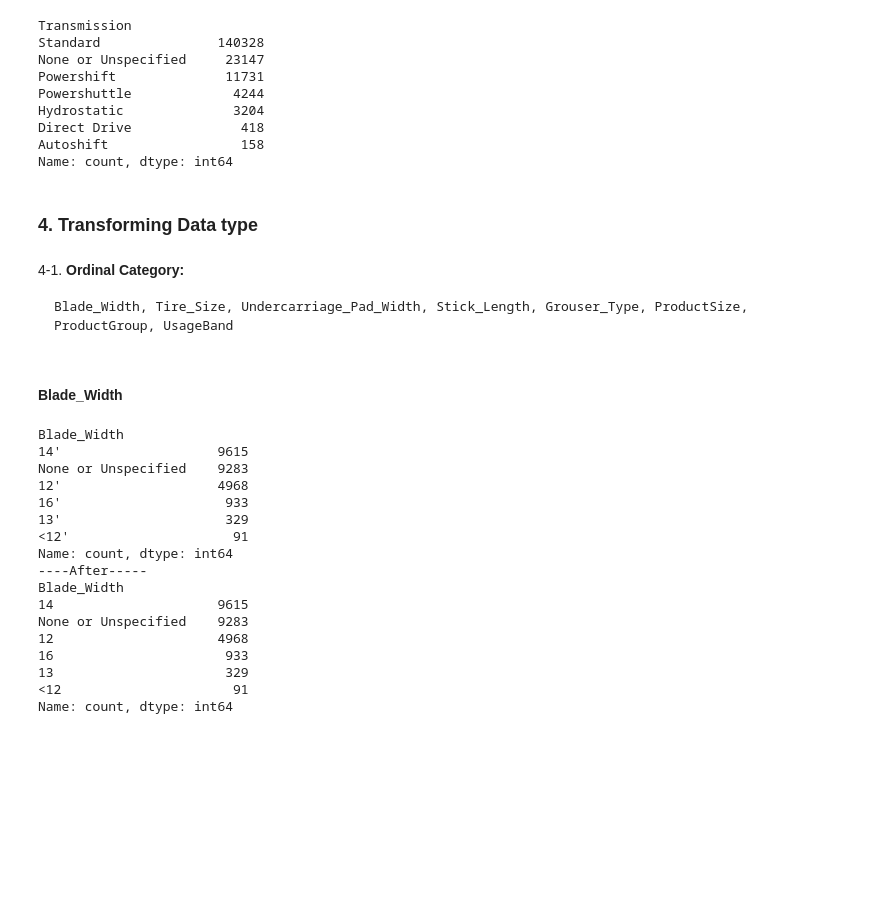
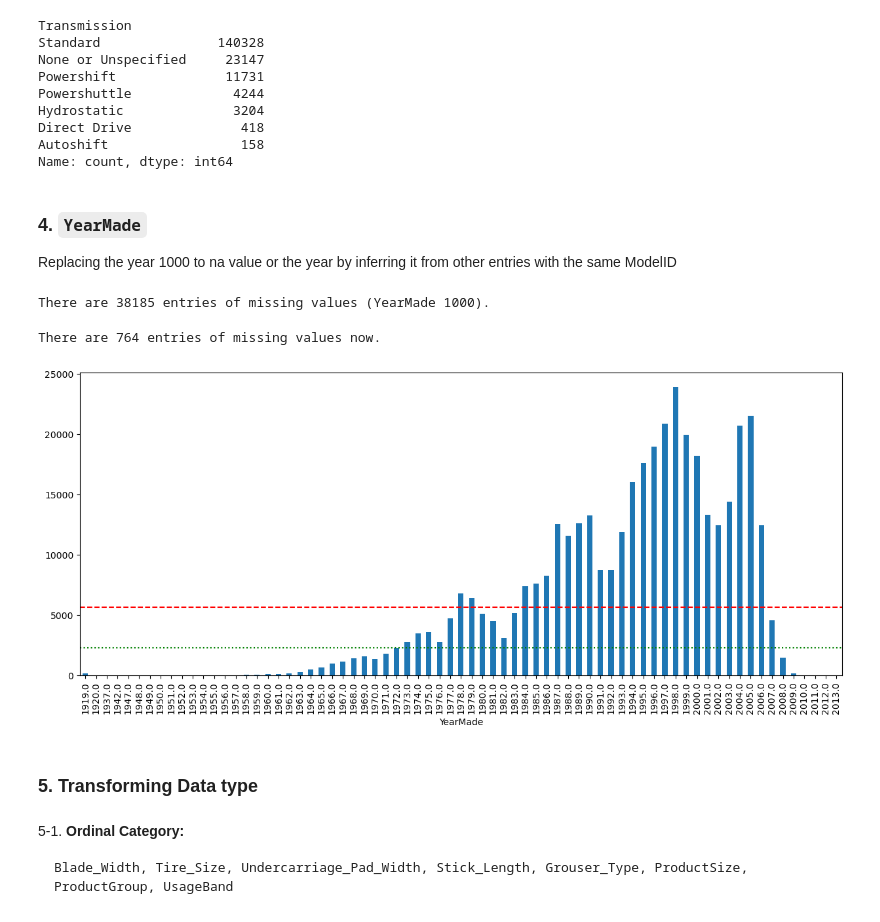
Before and after one commit to Eleanor-git/Regression_Bulldozer, a Jupyter notebook: Bulldozer_price_regression.ipynb, the cells around one changed output. Cells and saved outputs as stored; diff of their text form; code cells hidden in the pictures; blank space fills up the shorter version.

Commit message:
completed YearMade clearning

```diff
--- a/Bulldozer_price_regression.ipynb
+++ b/Bulldozer_price_regression.ipynb
@@ -618,9 +612,49 @@ Hydrostatic              3204
 Direct Drive              418
 Autoshift                 158
 Name: count, dtype: int64
+# %% [markdown]
+### 4. `YearMade`
+Replacing the year 1000 to na value or the year by inferring it from other entries with the same ModelID
+# %%
+print(f"There are {df[df['YearMade'] == 1000].shape[0]} entries of missing values (YearMade 1000).")
+# %% [output]
+There are 38185 entries of missing values (YearMade 1000).
+# %%
+def most_frequent(List):
+    return max(set(List), key=List.count)
+# %%
+model_yearMade= {}
+for model in df[df['YearMade'] == 1000]["ModelID"].unique():
+    model_yearMade[model] = list(df[df["ModelID"] == model]["YearMade"])
+    model_yearMade[model] = [item for item in model_yearMade[model] if item != 1000]
+
+for k, v in model_yearMade.items():
+    if v == []:
+        model_yearMade[k] = np.nan
+    else:
+        model_yearMade[k] = most_frequent(v)
+
+df["YearMade"] = df["YearMade"].replace(1000, np.nan)
+df["YearMade"] = df["YearMade"].fillna(df["ModelID"].map(model_yearMade)) # replacing yearMade = 1000 to the most frequent yearMade by inferring ModelID
+print(f"There are {df["YearMade"].isna().sum()} entries of missing values now.")
+# %% [output]
+There are 764 entries of missing values now.
+# %%
+# Visualize "YearMade"
+
+fig = plt.figure(figsize = (15, 6))
+fig = df['YearMade'].value_counts().sort_index().plot.bar()
+plt.axhline(np.mean(df['YearMade'].value_counts()),
+           linestyle = '--',
+           c = 'red')
+plt.axhline(np.median(df['YearMade'].value_counts()),
+           linestyle = ':',
+           c = 'green');
+# %% [output]
+[figure, added]
 # %% [markdown]
-### 4. Transforming Data type
+### 5. Transforming Data type
 # %% [markdown]
-4-1. **Ordinal Category:**
+5-1. **Ordinal Category:**
 
     Blade_Width, Tire_Size, Undercarriage_Pad_Width, Stick_Length, Grouser_Type, ProductSize, ProductGroup, UsageBand
@@ -632,29 +660,0 @@ Name: count, dtype: int64
-# %% [markdown]
-#### Blade_Width
-# %%
-print(df['Blade_Width'].value_counts())
-df['Blade_Width'] = df['Blade_Width'].replace({'<12\'' : '<12'})
-df['Blade_Width'] = df['Blade_Width'].replace({'12\'' : '12'})
-df['Blade_Width'] = df['Blade_Width'].replace({'13\'' : '13'})
-df['Blade_Width'] = df['Blade_Width'].replace({'14\'' : '14'})
-df['Blade_Width'] = df['Blade_Width'].replace({'16\'' : '16'})
-print("----After-----")
-print(df['Blade_Width'].value_counts())
-# %% [output]
-Blade_Width
-14'                    9615
-None or Unspecified    9283
-12'                    4968
-16'                     933
-13'                     329
-<12'                     91
-Name: count, dtype: int64
-----After-----
-Blade_Width
-14                     9615
-None or Unspecified    9283
-12                     4968
-16                      933
-13                      329
-<12                      91
-Name: count, dtype: int64
```
Also changed, not shown: parts of 17 cells of this notebook.
